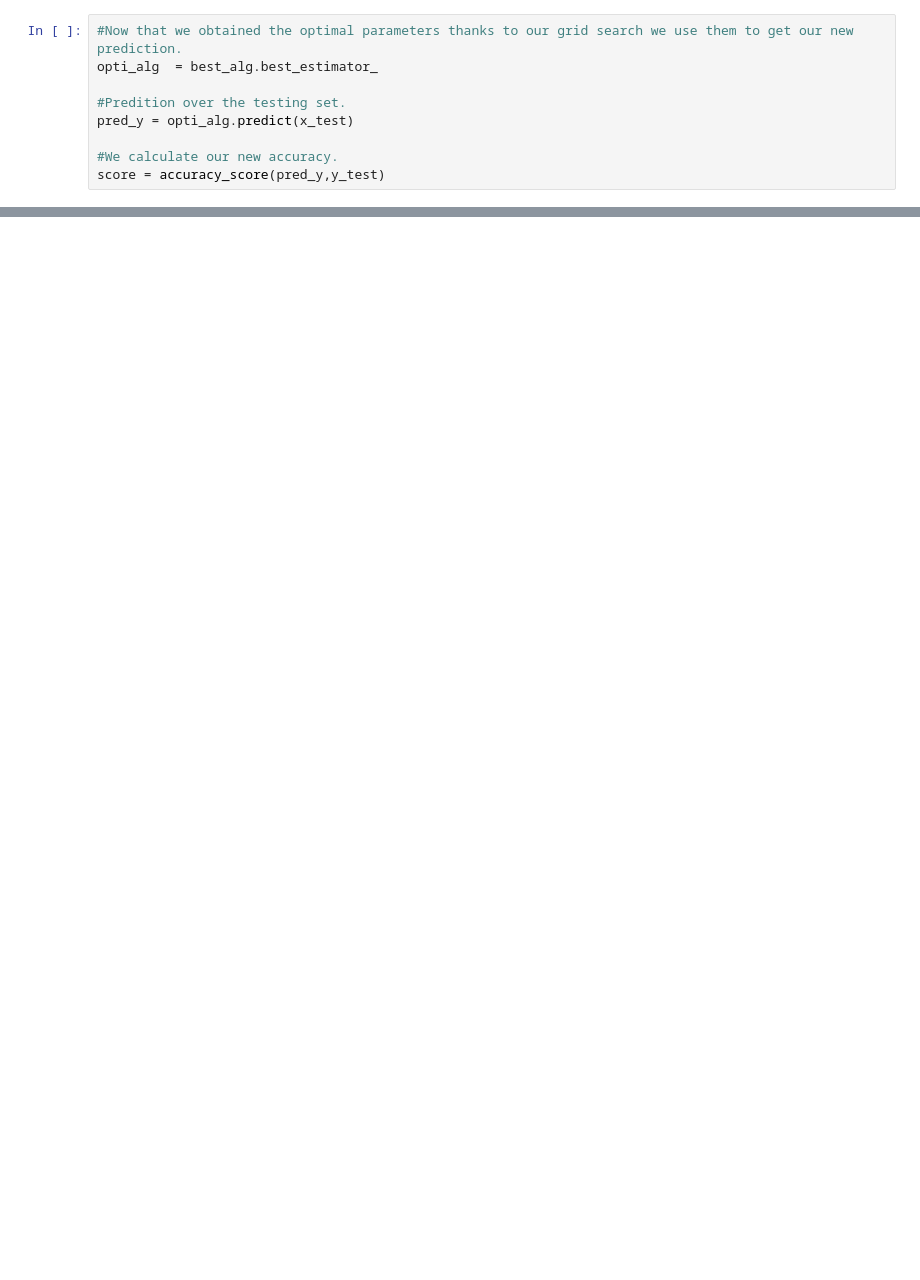
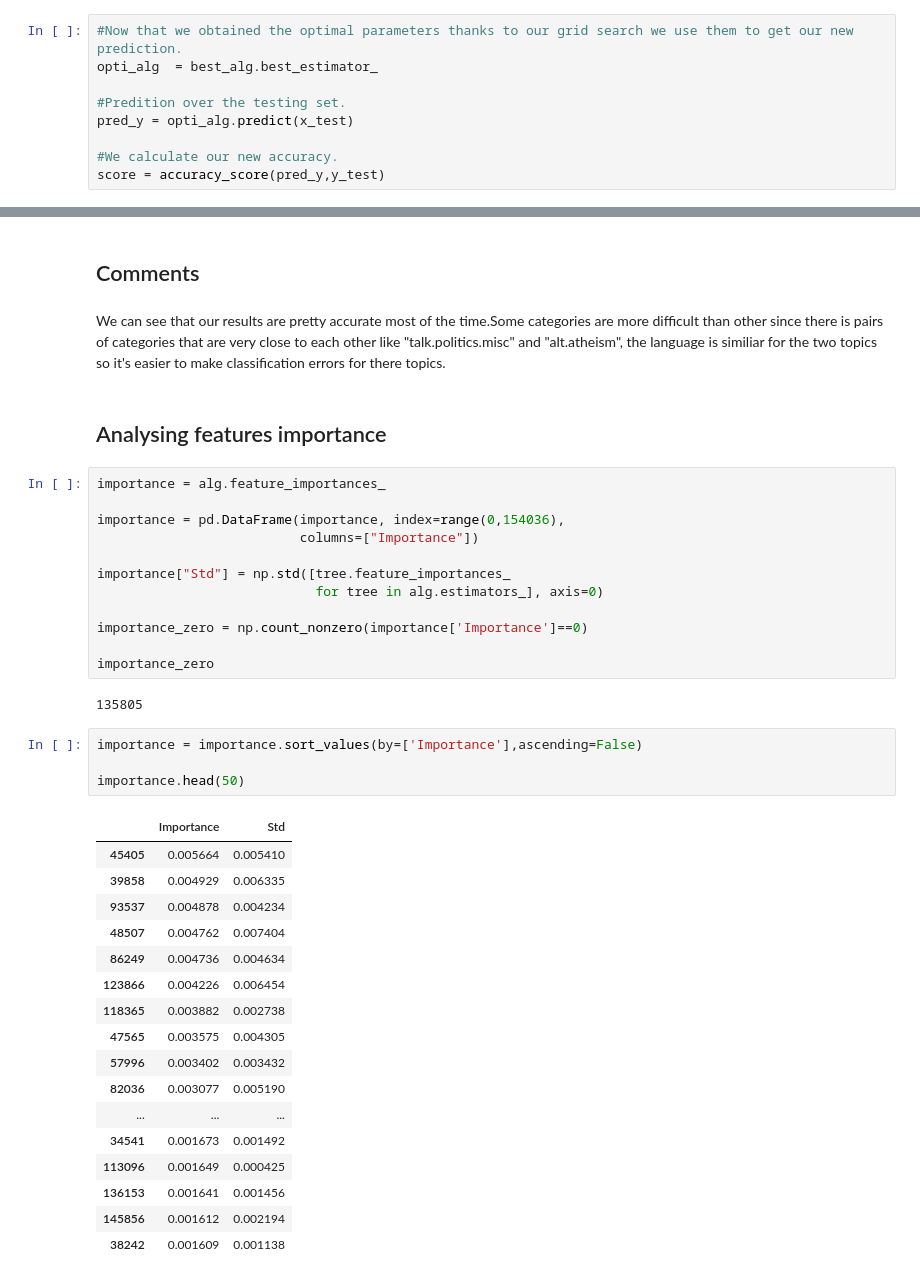
Before and after one commit to denhardt/ADA2017_GroupWork, a Jupyter notebook: 04 - Applied ML/youssef.ipynb, the cells around one changed output, grey strips where cells are left out. Saved outputs shown, nothing was run; the diff lists cells and outputs as text; blank space fills up the shorter version.

```diff
--- a/04 - Applied ML/youssef.ipynb
+++ b/04 - Applied ML/youssef.ipynb
@@ -152,0 +153,42 @@ plt.show()
+# %% [markdown]
+## Comments
+# %% [markdown]
+We can see that our results are pretty accurate most of the time.Some categories are more difficult than other since there is pairs of categories that are very close to each other like "talk.politics.misc" and "alt.atheism", the language is similiar for the two topics so it's easier to make classification errors for there topics.
+# %% [markdown]
+## Analysing features importance
+# %%
+importance = alg.feature_importances_
+
+importance = pd.DataFrame(importance, index=range(0,154036),
+                          columns=["Importance"])
+
+importance["Std"] = np.std([tree.feature_importances_
+                            for tree in alg.estimators_], axis=0)
+
+importance_zero = np.count_nonzero(importance['Importance']==0)
+
+importance_zero
+# %% [output]
+135805
+# %%
+importance = importance.sort_values(by=['Importance'],ascending=False)
+
+importance.head(50)
+# %% [output]
+|  | Importance | Std |
+| 45405 | 0.005664 | 0.005410 |
+| 39858 | 0.004929 | 0.006335 |
+| 93537 | 0.004878 | 0.004234 |
+| 48507 | 0.004762 | 0.007404 |
+| 86249 | 0.004736 | 0.004634 |
+| 123866 | 0.004226 | 0.006454 |
+| 118365 | 0.003882 | 0.002738 |
+| 47565 | 0.003575 | 0.004305 |
+| 57996 | 0.003402 | 0.003432 |
+| 82036 | 0.003077 | 0.005190 |
+| ... | ... | ... |
+| 34541 | 0.001673 | 0.001492 |
+| 113096 | 0.001649 | 0.000425 |
+| 136153 | 0.001641 | 0.001456 |
+| 145856 | 0.001612 | 0.002194 |
+| 38242 | 0.001609 | 0.001138 |
```
Also changed, not shown: parts of 13 cells of this notebook.
